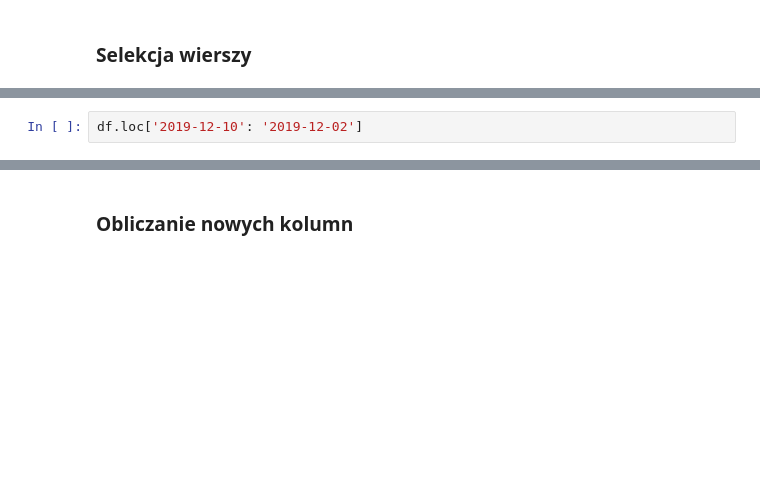
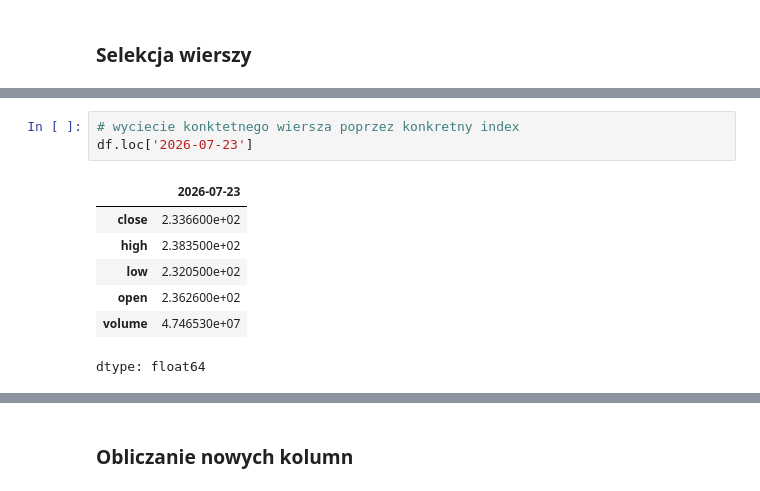
Before and after one commit to Kornel1156/Data-Science, a Jupyter notebook: 2_Pandas_Analiza_Danych/02_dane_gieldowe.ipynb, the cells around one changed output, grey strips where cells are left out. Saved outputs shown, nothing was run; the diff lists cells and outputs as text; blank space fills up the shorter version.

```diff
--- a/2_Pandas_Analiza_Danych/02_dane_gieldowe.ipynb
+++ b/2_Pandas_Analiza_Danych/02_dane_gieldowe.ipynb
@@ -323,2 +400,11 @@ df
-# %%
-df.loc['2019-12-10': '2019-12-02']
+# %%
+# wyciecie konktetnego wiersza poprzez konkretny index
+df.loc['2026-07-23']
+# %% [output]
+|  | 2026-07-23 |
+| close | 2.336600e+02 |
+| high | 2.383500e+02 |
+| low | 2.320500e+02 |
+| open | 2.362600e+02 |
+| volume | 4.746530e+07 |
+dtype: float64
```
Also changed, not shown: parts of 14 cells of this notebook.
